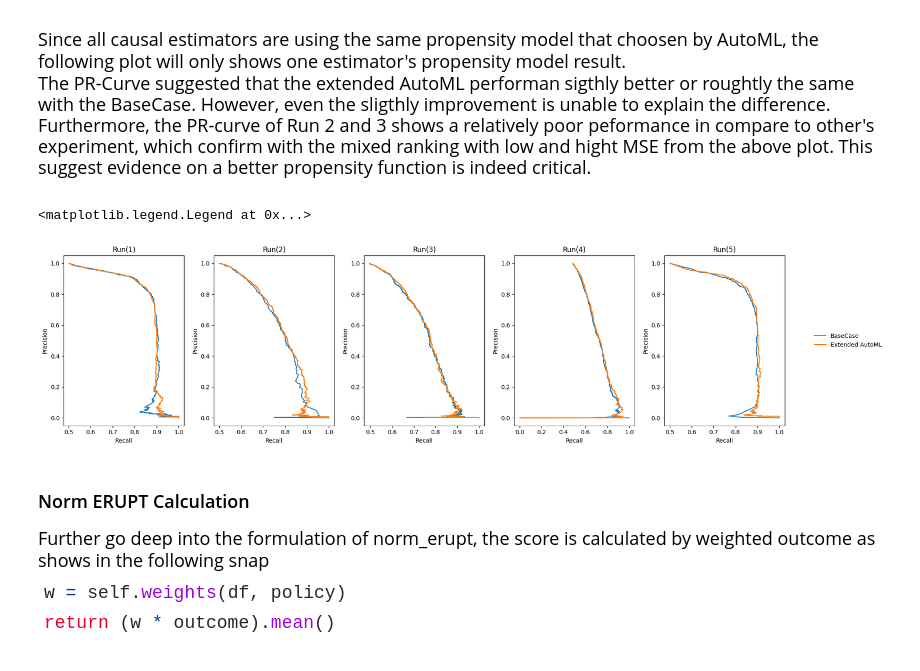
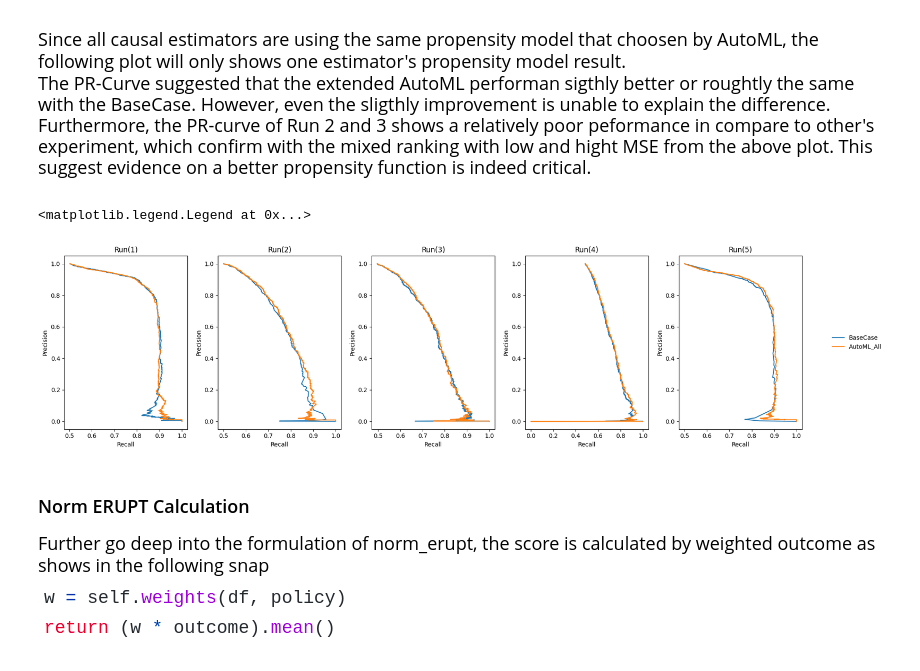
Before and after one commit to tik65536/2022AutoML_Causality, a Jupyter notebook: AnalysisReport.ipynb, the cells around one changed output. Drawn from its saved outputs; the diff is of its cells as text; code cells hidden in the pictures.

Commit message:
13 Jan 2022 Tik , Change the notebook coding so it can easily compare between different result

```diff
--- a/AnalysisReport.ipynb
+++ b/AnalysisReport.ipynb
@@ -86,7 +86,7 @@ The resulting plot also discover a interesting pattern that didn't shows in the
 #model=['BaseCase','AutoML_All','AutoML_SVM','AutoML_MLP','AutoML_GNB','AutoML_LR']
 #out_dir=["./NoteBook_preprocessWithinClass_NewData/","./Super_NewData/",'./SVM_NewData/','./MLP_NewData/','./NaiveBayesian_NewData/','./LR_NewData/']
 model=['BaseCase','AutoML_All']
-out_dir=["./NoteBook_preprocessWithinClass_NewData/","./Super_NewData/"]
+out_dir=["./result/NoteBook_preprocessWithinClass_NewData/","./result/Super_NewData/"]
 subtitle=["Run1","Run2","Run3","Run4","Run5"]
 filename_out = "synthetic_observational_cate"
 metrics = ["norm_erupt", "qini","energy_distance"]
@@ -215,19 +215,19 @@ For the extended AutoML experiment, MLP and Logistic Regression is choosen as pr
    </font>
 # %%
 pd.set_option('display.max_colwidth', 200)
-tdf=pd.DataFrame(columns=['Run','Extend Case propensityModel','Extend Case propensityParam'])
-tdf2=pd.DataFrame(columns=['Run','Base Case PropensityModel','Base Case PropensityParam'])
+tdf=pd.DataFrame(columns=['Run',f'{model[-1]} propensityModel',f'{model[-1]} Case propensityParam'])
+tdf2=pd.DataFrame(columns=['Run',f'{model[0]}  PropensityModel',f'{model[0]}  PropensityParam'])
 for i in range(len(subtitle)):
-    df=scorelist['AutoML_All'][i]
+    df=scorelist[f'{model[-1]}'][i]
     df=df[df['metric']=='norm_erupt']
     tdf=pd.concat([tdf,df[['Run','propensityModel','propensityParam']]])
 for i in range(len(subtitle)):
-    df=scorelist['BaseCase'][i]
+    df=scorelist[f'{model[0]}'][i]
     df=df[df['metric']=='norm_erupt']
     tdf2=pd.concat([tdf2,df[['Run','propensityModel','propensityParam']]])
 tdf=tdf.groupby('Run',as_index=False)['propensityModel','propensityParam'].agg(['unique'])
 tdf2=tdf2.groupby('Run',as_index=False)['propensityModel','propensityParam'].agg(['unique'])
 td=pd.concat([tdf,tdf2],axis=1)
-td.columns=['Extend Case propensityModel','Extend Case propensityParam','Base Case PropensityModel','Base Case PropensityParam']
+td.columns=[f'{model[-1]} propensityModel',f'{model[-1]} propensityParam',f'{model[0]} PropensityModel',f'{model[0]} PropensityParam']
 td
 # %% [output]
@@ -258,17 +258,17 @@ Furthermore, the PR-curve of Run 2 and 3 shows a relatively poor peformance in c
 # %%
 fig,axes=plt.subplots(1,len(subtitle),figsize=(18,5))
 for i,ax in enumerate(axes):
-    ax.plot(prscore['BaseCase'][f'{i+1}']['norm_erupt'][3][0],prscore['BaseCase'][f'{i+1}']['norm_erupt'][3][1],label='BaseCase')
-    ax.plot(prscore['AutoML_All'][f'{i+1}']['norm_erupt'][3][0],prscore['AutoML_All'][f'{i+1}']['norm_erupt'][3][1],label='Extended AutoML')
+    ax.plot(prscore[f'{model[0]}'][f'{i+1}']['norm_erupt'][3][0],prscore[f'{model[0]}'][f'{i+1}']['norm_erupt'][3][1],label='BaseCase')
+    ax.plot(prscore[f'{model[-1]}'][f'{i+1}']['norm_erupt'][3][0],prscore[f'{model[-1]}'][f'{i+1}']['norm_erupt'][3][1],label='Extended AutoML')
     ax.set_ylabel('Precision')
     ax.set_xlabel('Recall')
     ax.set_title(f"Run({i+1})")
     #ax.legend()
 plt.tight_layout()
-plt.legend(['BaseCase','Extended AutoML'],loc='center left', bbox_to_anchor=(1.2, 0.5),frameon=False)
+plt.legend([f'{model[0]}',f'{model[-1]}'],loc='center left', bbox_to_anchor=(1.2, 0.5),frameon=False)
 # %% [output]
 <matplotlib.legend.Legend at 0x...>
-[figure, old version]
+[figure, new version]
 # %% [markdown]
 ### Norm ERUPT Calculation
 
```
Also changed, not shown: parts of 5 cells of this notebook.
